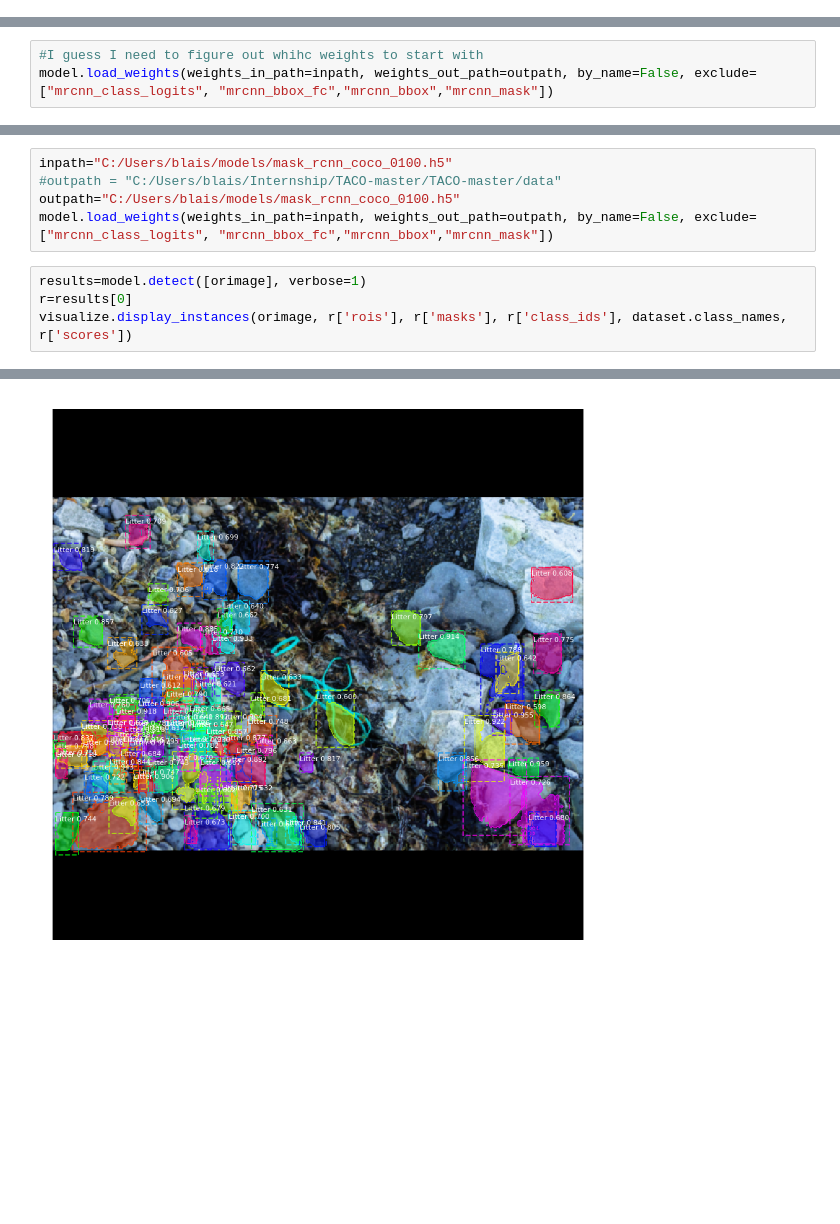
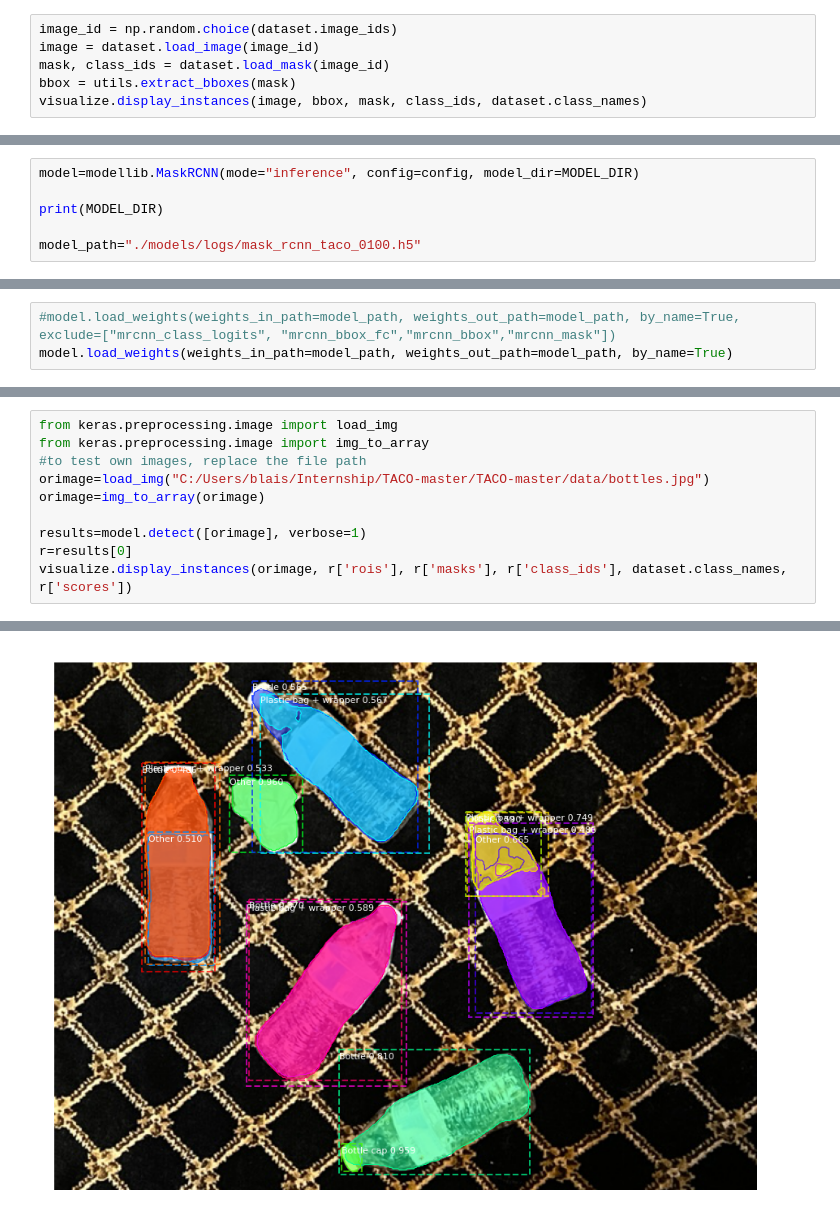
Before and after one commit to blaisetrapani/TACO-master, a Jupyter notebook: detector/Simply_Inspect.ipynb, the cells around one changed output, grey strips where cells are left out. Cells and saved outputs as stored; diff of their text form; blank space fills up the shorter version.

Commit message:
Image inspection fixed
Changed:

1with open("./taco_config/map_1.csv") as csvfile:with
to
open("./taco_config/map_10.csv") as csvfile:

subset=train
to
subset=test

```diff
--- a/detector/Simply_Inspect.ipynb
+++ b/detector/Simply_Inspect.ipynb
@@ -88,0 +100,6 @@ outpath="C:/Users/blais/Internship/TACO-master/TACO-master/detector/models/logs/
+# %%
+image_id = np.random.choice(dataset.image_ids)
+image = dataset.load_image(image_id)
+mask, class_ids = dataset.load_mask(image_id)
+bbox = utils.extract_bboxes(mask)
+visualize.display_instances(image, bbox, mask, class_ids, dataset.class_names)
@@ -88,0 +110,6 @@ outpath="C:/Users/blais/Internship/TACO-master/TACO-master/detector/models/logs/
+# %%
+model=modellib.MaskRCNN(mode="inference", config=config, model_dir=MODEL_DIR)
+
+print(MODEL_DIR)
+
+model_path="./models/logs/mask_rcnn_taco_0100.h5"
@@ -89,3 +118,3 @@ outpath="C:/Users/blais/Internship/TACO-master/TACO-master/detector/models/logs/
 # %%
-#I guess I need to figure out whihc weights to start with
-model.load_weights(weights_in_path=inpath, weights_out_path=outpath, by_name=False, exclude=["mrcnn_class_logits", "mrcnn_bbox_fc","mrcnn_bbox","mrcnn_mask"])
+#model.load_weights(weights_in_path=model_path, weights_out_path=model_path, by_name=True, exclude=["mrcnn_class_logits", "mrcnn_bbox_fc","mrcnn_bbox","mrcnn_mask"])
+model.load_weights(weights_in_path=model_path, weights_out_path=model_path, by_name=True)
@@ -127,9 +136,10 @@ anchors                  shape: (1, 65472, 4)         min:   -0.70849  max:    1
-# %%
-inpath="C:/Users/blais/models/mask_rcnn_coco_0100.h5"
-#outpath = "C:/Users/blais/Internship/TACO-master/TACO-master/data"
-outpath="C:/Users/blais/models/mask_rcnn_coco_0100.h5"
-model.load_weights(weights_in_path=inpath, weights_out_path=outpath, by_name=False, exclude=["mrcnn_class_logits", "mrcnn_bbox_fc","mrcnn_bbox","mrcnn_mask"])
 # %%
+from keras.preprocessing.image import load_img
+from keras.preprocessing.image import img_to_array
+#to test own images, replace the file path
+orimage=load_img("C:/Users/blais/Internship/TACO-master/TACO-master/data/bottles.jpg")
+orimage=img_to_array(orimage)
+
 results=model.detect([orimage], verbose=1)
 r=results[0]
 visualize.display_instances(orimage, r['rois'], r['masks'], r['class_ids'], dataset.class_names, r['scores'])
@@ -142 +152 @@ anchors                  shape: (1, 65472, 4)         min:   -0.70849  max:    1
-[figure, old version]
+[figure, new version]
```
Also changed, not shown: parts of 13 cells of this notebook.
